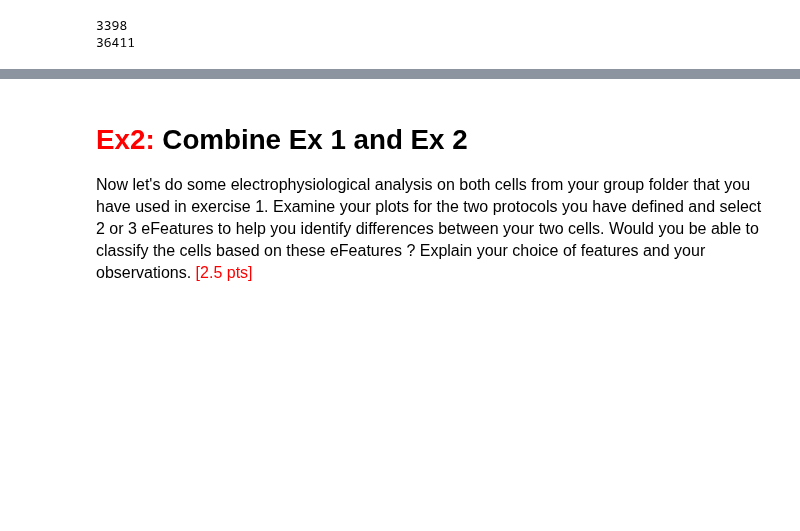
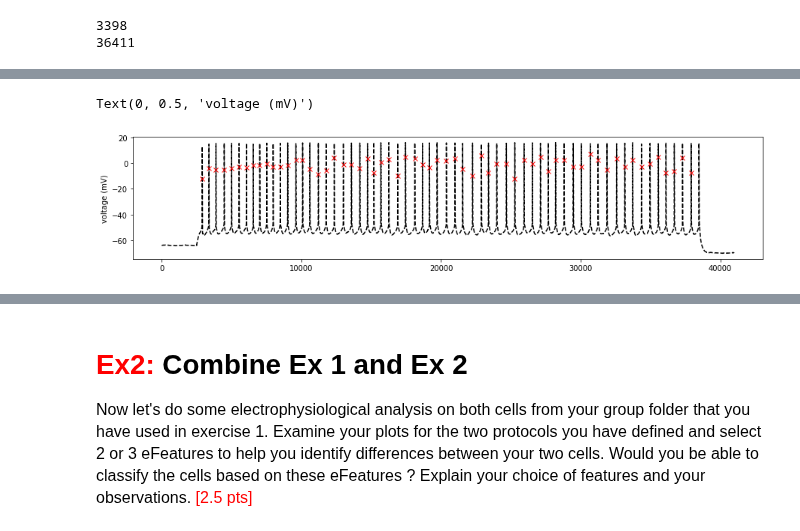
Before and after one commit to AlbrechtAlice/In-Silico-Neuroscience, a Jupyter notebook: Week5_HomeWork.ipynb, the cells around one changed output, grey strips where cells are left out. Drawn from its saved outputs; the diff is of its cells as text; code cells hidden in the pictures; blank space fills up the shorter version.

```diff
--- a/Week5_HomeWork.ipynb
+++ b/Week5_HomeWork.ipynb
@@ -106,0 +156,9 @@ trace = {'T': t, 'V': v, 'stim_start': [stim_start], 'stim_end': [stim_end]}
+# %%
+# Plot
+plt.figure(figsize=(15,3))
+plt.plot(v,'k--')
+plt.plot(peaks_time, v[peaks_time], 'rx')
+plt.ylabel('voltage (mV)')
+# %% [output]
+Text(0, 0.5, 'voltage (mV)')
+[figure, added]
```
Also changed, not shown: parts of 52 cells of this notebook, 1 other file.
